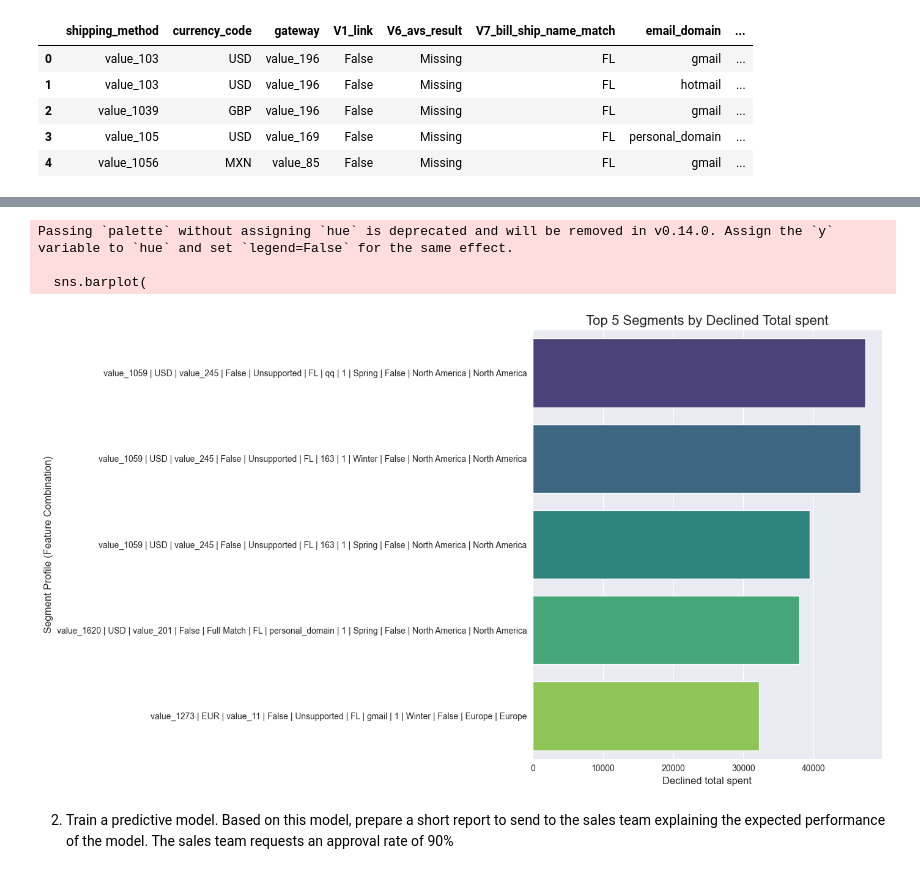
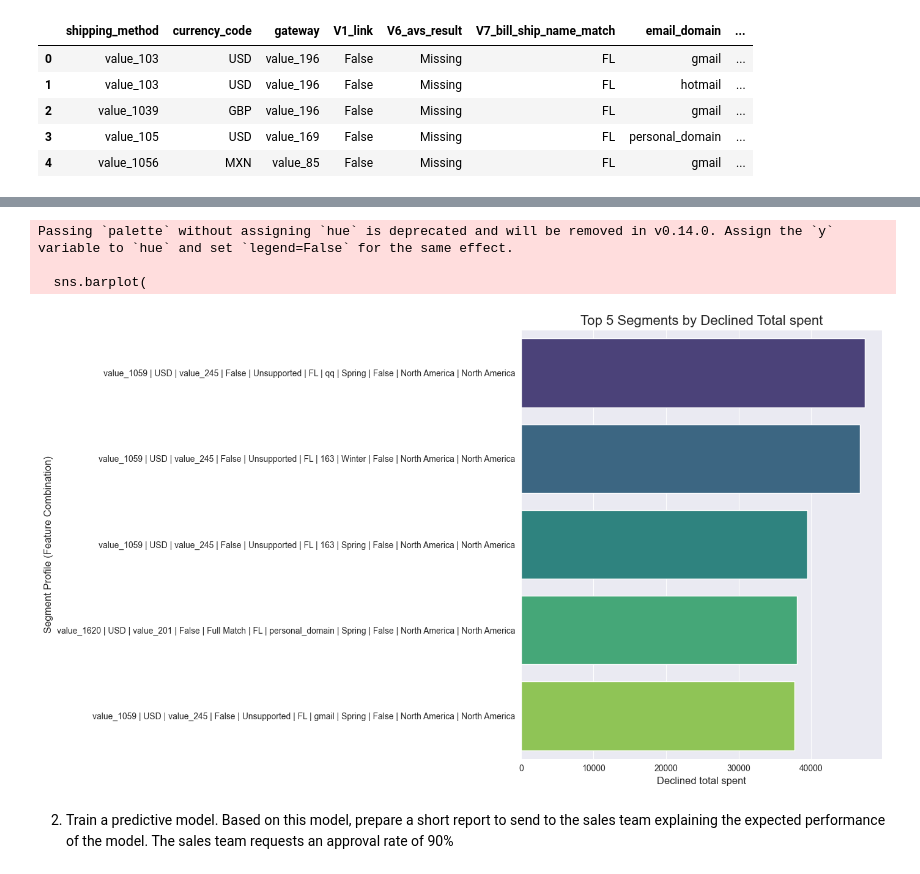
Before and after one commit to gioiablayer96/data-wizard-gioia, a Jupyter notebook: Riskified_home_assignment/riskified_home_assignment.ipynb, the cells around one changed output, grey strips where cells are left out. Drawn from its saved outputs; the diff is of its cells as text; code cells hidden in the pictures.

```diff
--- a/Riskified_home_assignment/riskified_home_assignment.ipynb
+++ b/Riskified_home_assignment/riskified_home_assignment.ipynb
@@ -1591,3 +1552,7 @@ df[['total_spent_USD','V2_distance', 'V3_distance','V4_our_age','V5_merchant_age
+# %%
+# since v2, v3 are highly correlated with each other - we drop them. since V2_distance>V3_distance does not discriminate, we drop it. and since V2_V3_interaction seems to disciminate better than V2_V3_avg_distance and they are correlated (0.93) - we drop V2_V3_avg_distance.
+
+df.drop(columns=['V2_distance', 'V3_distance','V2_distance>V3_distance', 'V2_V3_avg_distance'], inplace=True)
 # %% [markdown]
 all the other correlations seem quite low.
 # %%
@@ -1685,5 +1673,3 @@ dropping the outliers would not change drastically the average value of the feat
-# %%
-df['V4_our_age>V5_merchant_age'] = np.where(df['V4_our_age']>df['V5_merchant_age'],1,0)
 # %%
 plt.hist(np.log(df[df.status=='approved']['V4_our_age'] + 1), bins=10, label='approved')
 plt.hist(np.log(df[df.status=='declined']['V4_our_age'] + 1), bins=10, label='declined')
@@ -1693,11 +1679,5 @@ plt.title('V4 Our Age by status category')
 plt.show()
 # %% [output]
 [figure]
-# %%
-# since V5_merchant_age_log i will create a feature which shifts it to a positive scale because age it's not supposed to be negative. then i take log(x+1) because the variable is very skewed. i do the same for V4 but i take the log only since the variable does not have negative values.
-min_value = df['V5_merchant_age'].min()
-df['V5_merchant_age_log_shift'] = np.log(df['V5_merchant_age'] - min_value + 1)
-df['V5_merchant_age_log'] = np.log(df['V5_merchant_age']+ 1)
-df['V4_our_age_log'] = np.log(df['V4_our_age']+ 1)
 # %%
 # for each matching level, what's the most common status?
@@ -1904,9 +1842,7 @@ To understand which segments could have safely been approved, I want to see if t
 df_approved = df[df.status == 'approved']
 df_declined = df[df.status == 'declined']
 # %%
-columns_suboptimal = ['shipping_method','currency_code','gateway','V1_link','V6_avs_result', 'V7_bill_ship_name_match','email_domain','email_address_count','season', 'is_weekend', 'billing_region','shipping_region']
-
-# [total_spent_USD, 'V2_distance', 'V3_distance','V4_our_age','V5_merchant_age', V8_ip, V9_cookie, V10_cookie, V11_cookie]
+columns_suboptimal = ['shipping_method','currency_code','gateway','V1_link','V6_avs_result', 'V7_bill_ship_name_match','email_domain','season', 'is_weekend', 'billing_region','shipping_region']
 # %%
 df_approved_aggregate = df_approved.groupby(columns_suboptimal, as_index=False).agg(avg_total_spent_USD=('total_spent_USD','mean'))
 # %%
@@ -2106,48 +2078,36 @@ def plot_top_5_segments_with_metrics(top5_segments_frequency):
         top5_segments_frequency['V6_avs_result'] + " | " +
         top5_segments_frequency['V7_bill_ship_name_match'] + " | " +
         top5_segments_frequency['email_domain'] + " | " +
-        top5_segments_frequency['email_address_count'].astype(str) + " | " +
         top5_segments_frequency['season'] + " | " +
         top5_segments_frequency['is_weekend'].astype(str) + " | " +
         top5_segments_frequency['billing_region'] + " | " +
         top5_segments_frequency['shipping_region']
     )
 
     # Plot the bar chart
     plt.figure(figsize=(14, 8))
     sns.barplot(
         data=top5_segments_frequency,
         x='total_declined_spent',
         y='profile',
         palette='viridis'
     )
 
-    # # Add declined order count and total declined spent as text labels near the bars
-    # for i, row in top5_segments_frequency.iterrows():
-    #     plt.text(
-    #         row['declined_order_count'] + 0.1,  # x-coordinate
-    #         i,  # y-coordinate
-    #         f"{row['declined_order_count']} orders",  # text
-    #         color='black',
-    #         va='center',
-    #         fontsize=10
-    #     )
-
     # Add labels and title
     plt.title('Top 5 Segments by Declined Total spent', fontsize=16)
     plt.xlabel('Declined total spent', fontsize=12)
     plt.ylabel('Segment Profile (Feature Combination)', fontsize=12)
     plt.tight_layout()
     plt.savefig('top5_segments_declined_spent.png', dpi=300, bbox_inches='tight', facecolor='white')
     plt.show()
 
 # Assuming top5_segments_frequency is a DataFrame with the required columns
 # Replace it with your actual DataFrame containing the necessary data
 plot_top_5_segments_with_metrics(top5_segments_cost)
 # %% [output]
 Passing `palette` without assigning `hue` is deprecated and will be removed in v0.14.0. Assign the `y` variable to `hue` and set `legend=False` for the same effect.
 
   sns.barplot(
-[figure, old version]
+[figure, new version]
 # %% [markdown]
 2. Train a predictive model. Based on this model, prepare a short report to send to the sales team explaining the expected performance of the model. The sales team requests an approval rate of 90%
```
Also changed, not shown: parts of 151 cells of this notebook.
